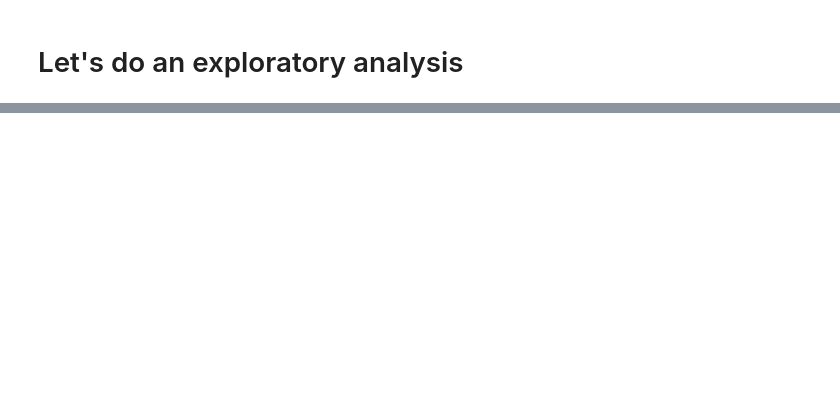
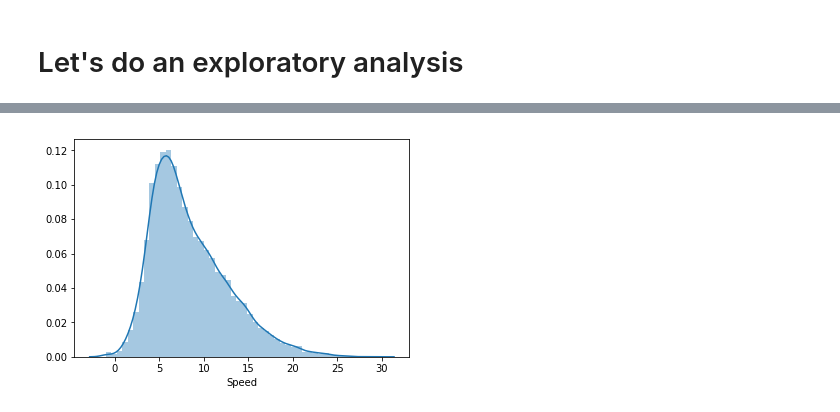
Before and after one commit to VincentTatan/GrabSafetyChallenge, a Jupyter notebook: Grab_Challenge_Python_Notebook.ipynb, the cells around one changed output, grey strips where cells are left out. Saved outputs shown, nothing was run; the diff lists cells and outputs as text; code cells hidden in the pictures; blank space fills up the shorter version.

Commit message:
Adding exploratory analysis. Speed

```diff
--- a/Grab_Challenge_Python_Notebook.ipynb
+++ b/Grab_Challenge_Python_Notebook.ipynb
@@ -109,0 +207,5 @@ print(df_label.shape)
+# %%
+# Getting the distribution of label
+sns.distplot(df_aggregate_mean['Speed']);
+# %% [output]
+[figure, added]
```
Also changed, not shown: parts of 14 cells of this notebook.
